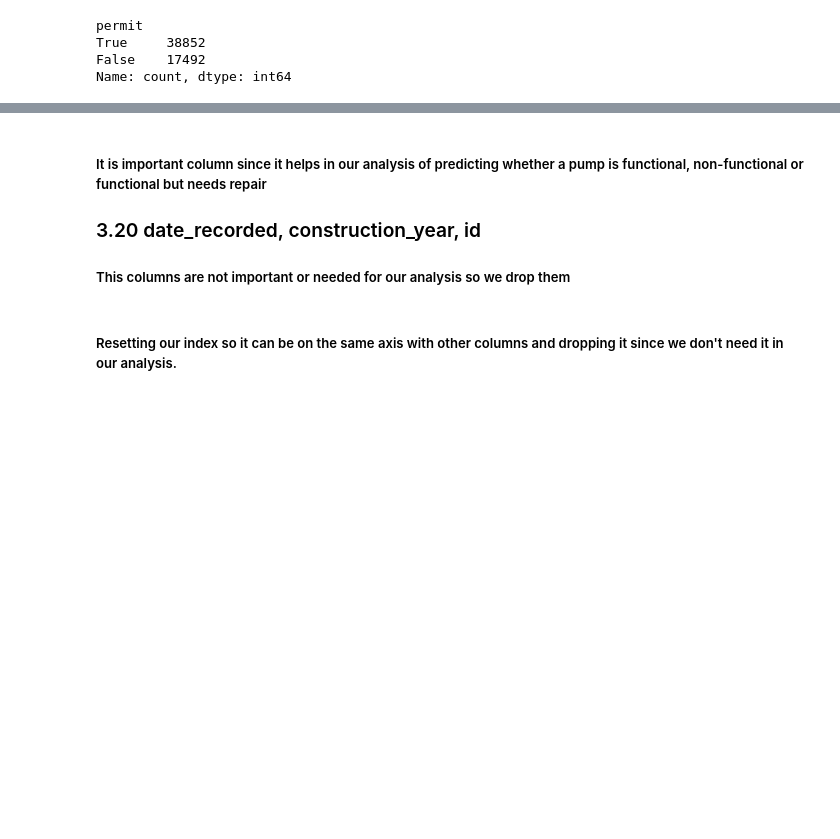
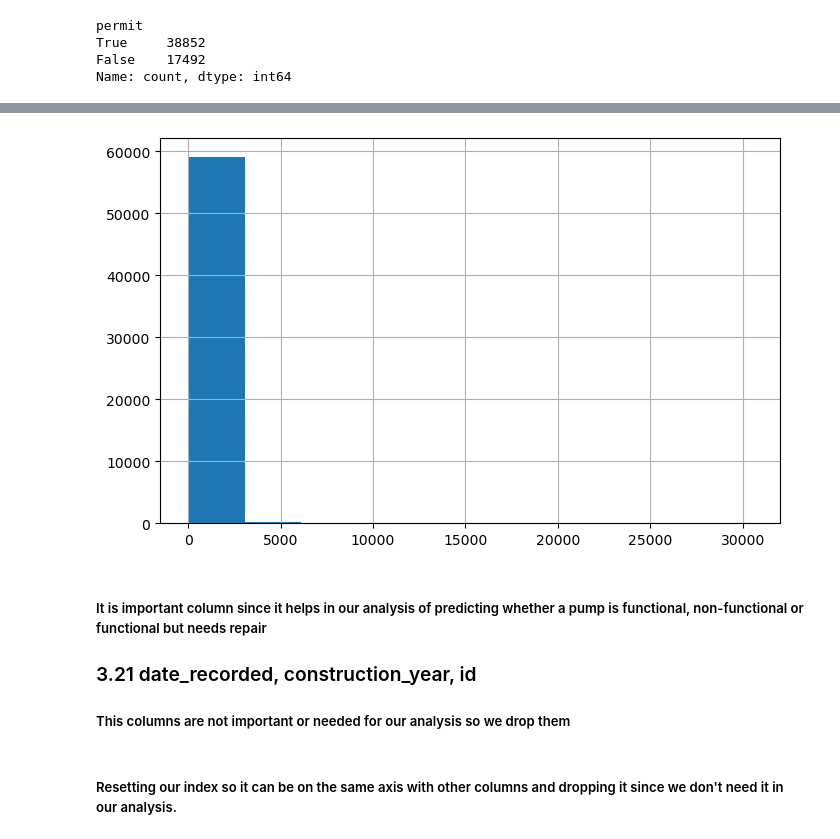
Before and after one commit to dev-ezzy/Classification-model, a Jupyter notebook: index.ipynb, the cells around one changed output, grey strips where cells are left out. Cells and saved outputs as stored; diff of their text form; code cells hidden in the pictures; blank space fills up the shorter version.

```diff
--- a/index.ipynb
+++ b/index.ipynb
@@ -575,7 +581,11 @@ Name: count, dtype: int64
+# %%
+water_data["population"].hist(figsize = (8,5));
+# %% [output]
+[figure, added]
 # %% [markdown]
 ##### It is important column since it helps in our analysis of predicting whether a pump is functional, non-functional or functional but needs repair
 
-### 3.20 date_recorded, construction_year, id
+### 3.21 date_recorded, construction_year, id
 
 ##### This columns are not important or needed for our analysis so we drop them
 # %%
```
Also changed, not shown: parts of 10 cells of this notebook, 3 other files.
